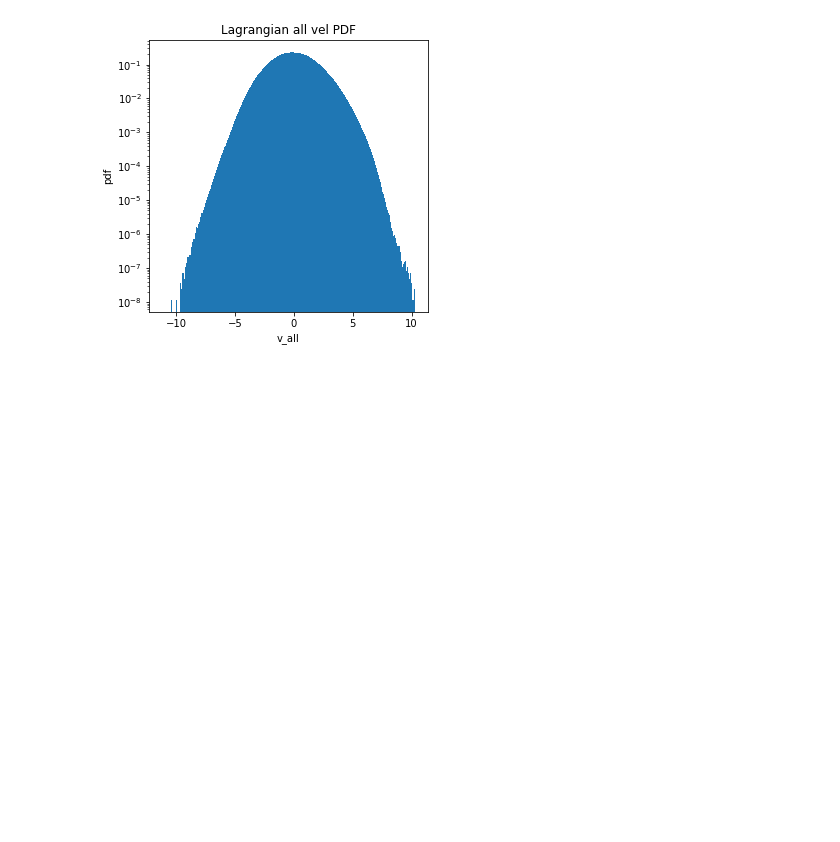
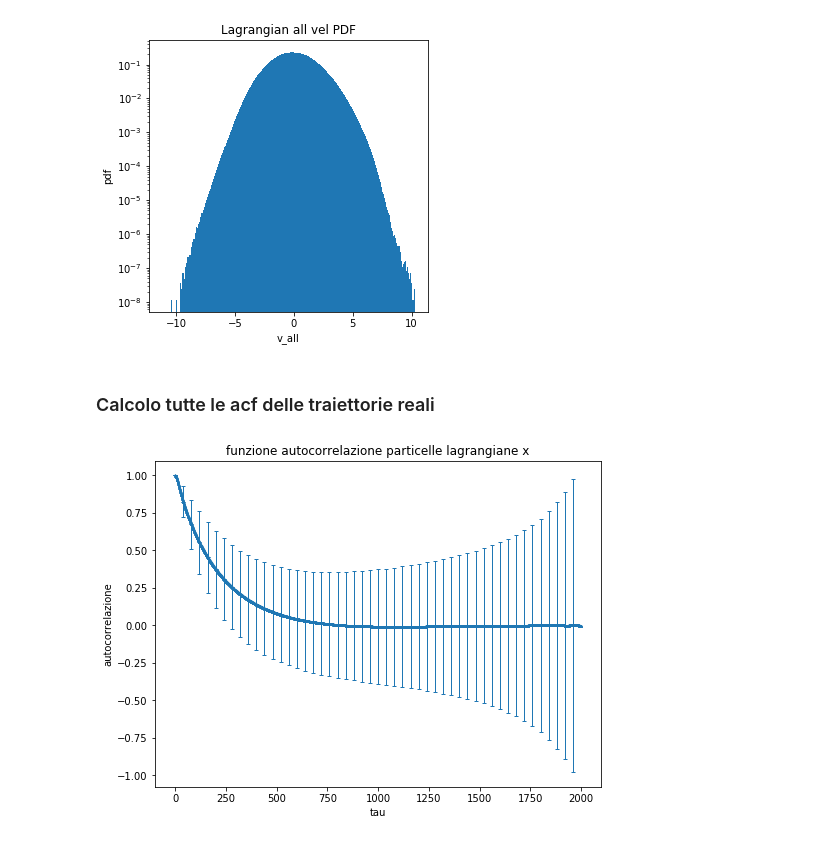
Before and after one commit to scarpma/lagrangian, a Jupyter notebook: pdf_plot.ipynb, the cells around one changed output. Cells and saved outputs as stored; diff of their text form; code cells hidden in the pictures; blank space fills up the shorter version.

```diff
--- a/pdf_plot.ipynb
+++ b/pdf_plot.ipynb
@@ -129,3 +153,47 @@ plt.xlabel('v_all')
 plt.savefig('plots/pdf_v_all',fmt='png',dpi=100)
 # %% [output]
 [figure]
+# %% [markdown]
+### Calcolo tutte le acf delle traiettorie reali
+# %%
+def acf_tot(db):
+    acfs = np.ndarray(shape=db.shape)
+    for i in range(0,db.shape[0]):
+        acfs[i,:,0] = acf(db[i,:,0])
+        acfs[i,:,1] = acf(db[i,:,1])
+        acfs[i,:,2] = acf(db[i,:,2])
+    return acfs
+# acfs = acf_tot(db)
+# np.save('../databases/velocities_acf', acfs)
+
+##########################################
+### Calcolo medie e varianze delle acf ###
+##########################################
+
+# acfs = np.load('../databases/velocities_acf.npy')
+# aa = np.ndarray(shape=(2,2000,3))
+# aa[0,:,0] = acfs[:,:,0].mean(axis=0)
+# aa[1,:,0] = acfs[:,:,0].std(axis=0)
+# aa[0,:,1] = acfs[:,:,1].mean(axis=0)
+# aa[1,:,1] = acfs[:,:,1].std(axis=0)
+# aa[0,:,2] = acfs[:,:,2].mean(axis=0)
+# aa[1,:,2] = acfs[:,:,2].std(axis=0)
+# np.save('../databases/velocities_acf_mean_and_std.npy',aa)
+
+##########################
+### Plotto acf mediate ###
+##########################
+
+mean = np.load('../databases/velocities_acf_mean_and_std.npy')[0,:,0]
+std = np.load('../databases/velocities_acf_mean_and_std.npy')[1,:,0]
+plt.figure(figsize=(8,6))
+l, caps, c = plt.errorbar(np.arange(2000), mean, std, lw=0, marker='^', errorevery=40, ms=2, elinewidth=1, uplims=True, lolims=True, capsize=2)
+for cap in caps:
+    cap.set_marker("_")
+
+plt.title('funzione autocorrelazione particelle lagrangiane x')
+plt.xlabel('tau')
+plt.ylabel('autocorrelazione')
+plt.show()
+# %% [output]
+[figure, added]
```
Also changed, not shown: parts of 3 cells of this notebook, 17 other files.
